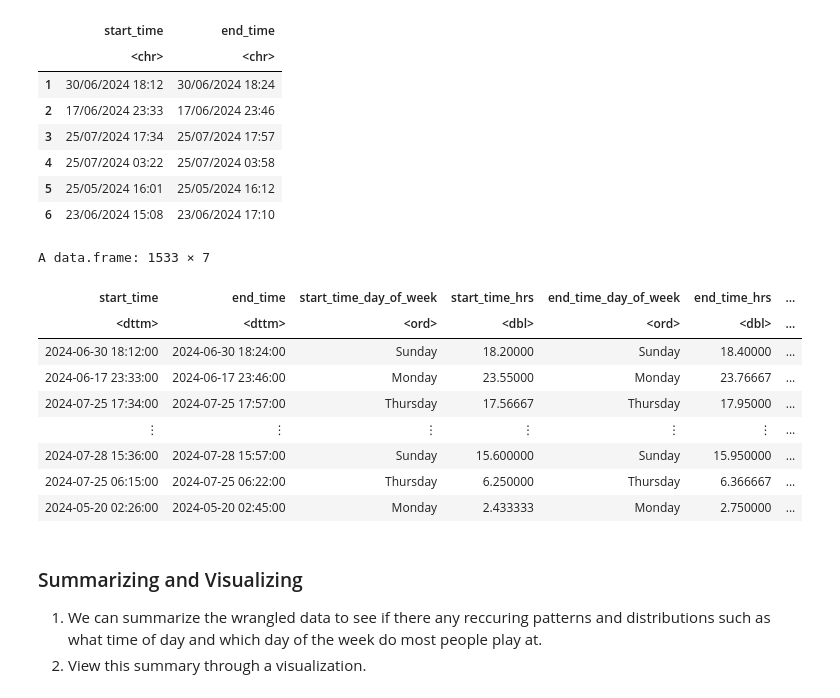
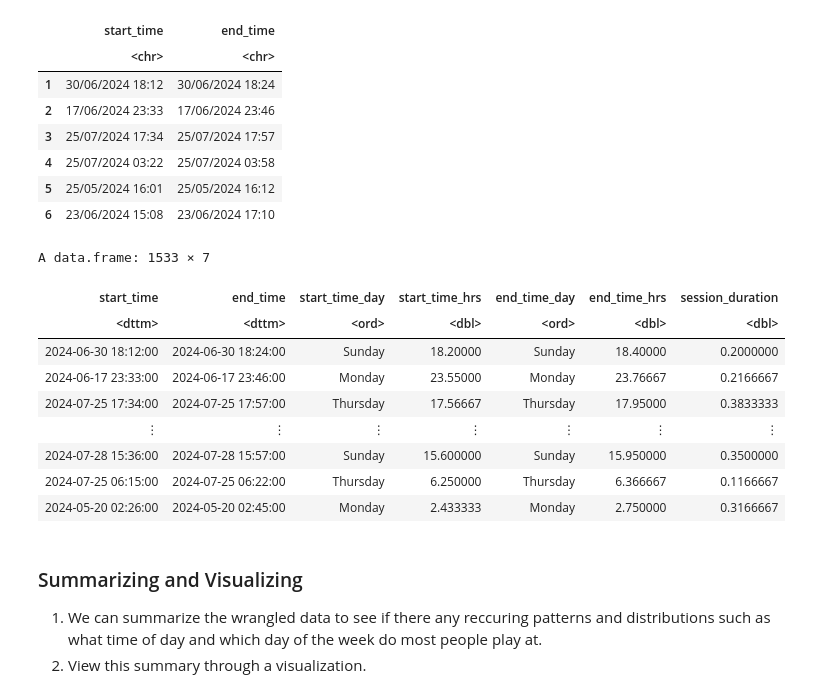
Before and after one commit to sotheasong/dsci100-project, a Jupyter notebook: project.ipynb, the cells around one changed output. Saved outputs shown, nothing was run; the diff lists cells and outputs as text; code cells hidden in the pictures.

```diff
--- a/project.ipynb
+++ b/project.ipynb
@@ -57,27 +57,27 @@ A data.frame: 6 × 2
 # %%
 sessions_clean <- sessions |>
   mutate(
     start_time = dmy_hm(start_time),  # Parse day/month/year hour:minute|
-    start_time_day_of_week = wday(start_time, label = TRUE, abbr = FALSE),  # e.g., "Monday"
+    start_time_day = wday(start_time, label = TRUE, abbr = FALSE),  # e.g., "Monday"
     start_time_hrs = hour(start_time) + minute(start_time)/60, # Convert to decimal hour
     end_time = dmy_hm(end_time),  # Parse day/month/year hour:minute
-    end_time_day_of_week = wday(end_time, label = TRUE, abbr = FALSE),  # e.g., "Monday"
+    end_time_day = wday(end_time, label = TRUE, abbr = FALSE),  # e.g., "Monday"
     end_time_hrs = hour(end_time) + minute(end_time)/60, # Convert to decimal hour
-    session_duration_mins = as.numeric(difftime(end_time, start_time, units = "hours"))
+    session_duration = as.numeric(difftime(end_time, start_time, units = "hours"))
   ) |>
-  filter(!is.na(session_duration_mins), session_duration_mins > 0)
+  filter(!is.na(session_duration), session_duration > 0)
 sessions_clean
 # %% [output]
 A data.frame: 1533 × 7
-| start_time | end_time | start_time_day_of_week | start_time_hrs | end_time_day_of_week | end_time_hrs | ... |
-| <dttm> | <dttm> | <ord> | <dbl> | <ord> | <dbl> | ... |
-| 2024-06-30 18:12:00 | 2024-06-30 18:24:00 | Sunday | 18.20000 | Sunday | 18.40000 | ... |
-| 2024-06-17 23:33:00 | 2024-06-17 23:46:00 | Monday | 23.55000 | Monday | 23.76667 | ... |
-| 2024-07-25 17:34:00 | 2024-07-25 17:57:00 | Thursday | 17.56667 | Thursday | 17.95000 | ... |
-| ⋮ | ⋮ | ⋮ | ⋮ | ⋮ | ⋮ | ... |
-| 2024-07-28 15:36:00 | 2024-07-28 15:57:00 | Sunday | 15.600000 | Sunday | 15.950000 | ... |
-| 2024-07-25 06:15:00 | 2024-07-25 06:22:00 | Thursday | 6.250000 | Thursday | 6.366667 | ... |
-| 2024-05-20 02:26:00 | 2024-05-20 02:45:00 | Monday | 2.433333 | Monday | 2.750000 | ... |
+| start_time | end_time | start_time_day | start_time_hrs | end_time_day | end_time_hrs | session_duration |
+| <dttm> | <dttm> | <ord> | <dbl> | <ord> | <dbl> | <dbl> |
+| 2024-06-30 18:12:00 | 2024-06-30 18:24:00 | Sunday | 18.20000 | Sunday | 18.40000 | 0.2000000 |
+| 2024-06-17 23:33:00 | 2024-06-17 23:46:00 | Monday | 23.55000 | Monday | 23.76667 | 0.2166667 |
+| 2024-07-25 17:34:00 | 2024-07-25 17:57:00 | Thursday | 17.56667 | Thursday | 17.95000 | 0.3833333 |
+| ⋮ | ⋮ | ⋮ | ⋮ | ⋮ | ⋮ | ⋮ |
+| 2024-07-28 15:36:00 | 2024-07-28 15:57:00 | Sunday | 15.600000 | Sunday | 15.950000 | 0.3500000 |
+| 2024-07-25 06:15:00 | 2024-07-25 06:22:00 | Thursday | 6.250000 | Thursday | 6.366667 | 0.1166667 |
+| 2024-05-20 02:26:00 | 2024-05-20 02:45:00 | Monday | 2.433333 | Monday | 2.750000 | 0.3166667 |
 # %% [markdown]
 ### Summarizing and Visualizing
 1. We can summarize the wrangled data to see if there any reccuring patterns and distributions such as what time of day and which day of the week do most people play at.
```
Also changed, not shown: parts of 11 cells of this notebook.
